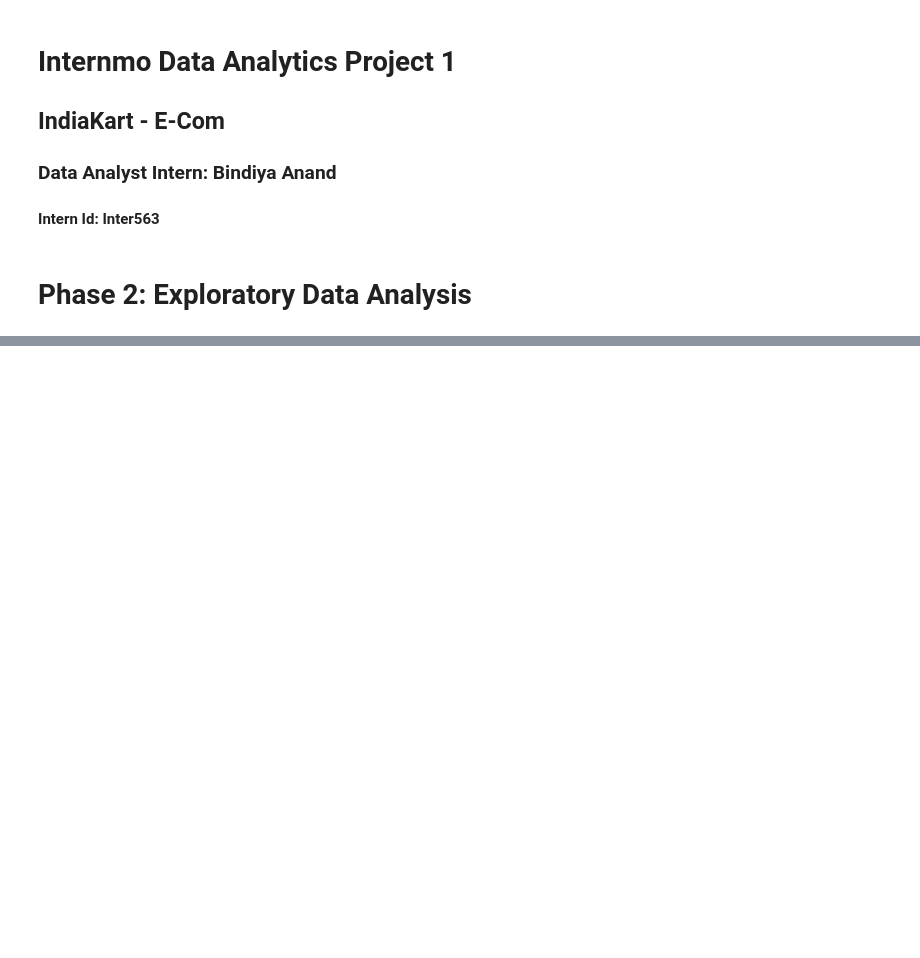
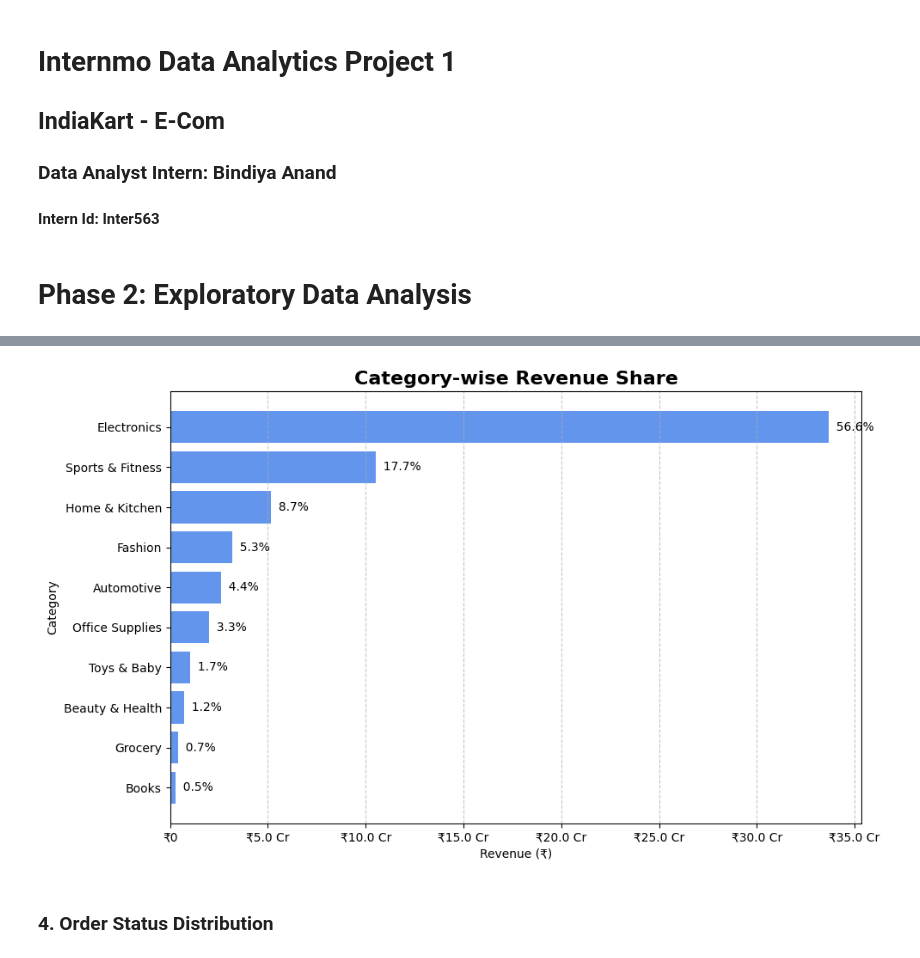
Before and after one commit to Bindiya-Anand/IndiaKart_E-Commerce_Analytics_Project, a Jupyter notebook: Notebooks/Phase2_EDA_Bindiya_Anand.ipynb, the cells around one changed output, grey strips where cells are left out. Cells and saved outputs as stored; diff of their text form; code cells hidden in the pictures; blank space fills up the shorter version.

```diff
--- a/Notebooks/Phase2_EDA_Bindiya_Anand.ipynb
+++ b/Notebooks/Phase2_EDA_Bindiya_Anand.ipynb
@@ -209,0 +169,4 @@ plt.show()
+# %%
+# loading order_items dataset
+order_items = pd.read_csv('order_items DA.csv')
+order_items.head()
@@ -209,0 +182,7 @@ plt.show()
+# %%
+category_revenue = (order_items.groupby('category')['total_price']
+                    .sum()
+                    .sort_values(ascending=False)
+                    .reset_index(name='revenue'))
+category_revenue['share_pct'] = category_revenue['revenue'] / category_revenue['revenue'].sum() * 100
+display(category_revenue)
@@ -209,0 +201,21 @@ plt.show()
+# %%
+# Plot 3: Category-wise Revenue Share
+plt.figure(figsize=(10, 6))
+plt.barh(category_revenue['category'], category_revenue['revenue'], color='cornflowerblue')
+plt.gca().invert_yaxis()   # biggest category on top
+
+for i, row in category_revenue.iterrows():
+    plt.text(row['revenue'], i, f"  {row['share_pct']:.1f}%", va='center')
+
+plt.gca().xaxis.set_major_formatter(inr)
+plt.title('Category-wise Revenue Share', fontsize=16, fontweight='bold')
+plt.xlabel('Revenue (₹)')
+plt.ylabel('Category')
+plt.tight_layout()
+plt.grid(axis='x', linestyle='--', alpha=0.7)
+plt.savefig('charts/03_category_revenue_share.png', dpi=150, bbox_inches='tight')
+plt.show()
+# %% [output]
+[figure, added]
+# %% [markdown]
+### 4. Order Status Distribution
```
Also changed, not shown: parts of 49 cells of this notebook.
